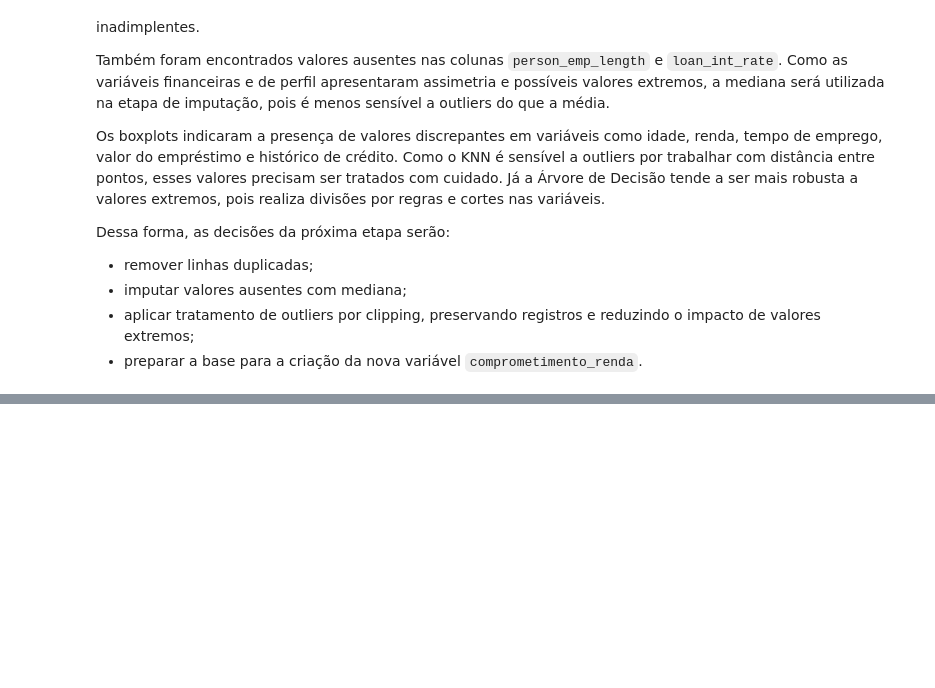
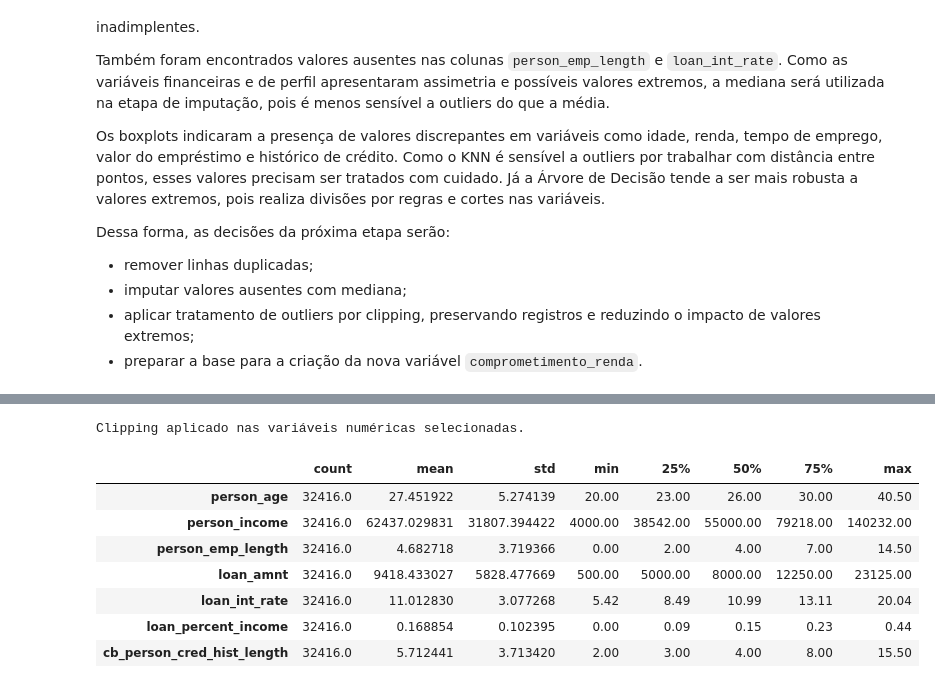
Before and after one commit to MarcioLuizBR/projeto-risco-credito-machine-learning, a Jupyter notebook: notebooks/pipeline_risco_credito.ipynb, the cells around one changed output, grey strips where cells are left out. Cells and saved outputs as stored; diff of their text form; code cells hidden in the pictures; blank space fills up the shorter version.

Commit message:
feat: adiciona tratamento de duplicadas nulos e outliers
Remove linhas duplicadas, aplica imputação por mediana nos valores nulos e trata outliers com clipping pelo método IQR.

```diff
--- a/notebooks/pipeline_risco_credito.ipynb
+++ b/notebooks/pipeline_risco_credito.ipynb
@@ -448,0 +481,9 @@ Dessa forma, as decisões da próxima etapa serão:
+# %%
+# Removendo linhas duplicadas
+
+df_tratado = df_tratado.drop_duplicates().reset_index(drop=True)
+
+duplicadas_depois = df_tratado.duplicated().sum()
+
+print(f"Quantidade de linhas duplicadas depois do tratamento: {duplicadas_depois}")
+print(f"Novo tamanho da base: {df_tratado.shape}")
@@ -448,0 +535,9 @@ Dessa forma, as decisões da próxima etapa serão:
+# %%
+# Imputando valores nulos com a mediana
+# A mediana foi escolhida por ser mais robusta a distribuições assimétricas e valores extremos.
+
+for coluna in colunas_com_nulos:
+    mediana = df_tratado[coluna].median()
+    df_tratado[coluna] = df_tratado[coluna].fillna(mediana)
+
+    print(f"Coluna {coluna}: nulos preenchidos com a mediana = {mediana}")
@@ -448,0 +625,38 @@ Dessa forma, as decisões da próxima etapa serão:
+# %%
+# Aplicando clipping nos outliers
+# O objetivo é reduzir o impacto de valores extremos sem excluir registros da base.
+
+limites_outliers = {}
+
+for coluna in colunas_numericas_outliers:
+    limite_inferior, limite_superior, _, _ = calcular_outliers_iqr(
+        df_tratado,
+        coluna
+    )
+
+    limites_outliers[coluna] = {
+        "limite_inferior": limite_inferior,
+        "limite_superior": limite_superior
+    }
+
+    df_tratado[coluna] = df_tratado[coluna].clip(
+        lower=limite_inferior,
+        upper=limite_superior
+    )
+
+print("Clipping aplicado nas variáveis numéricas selecionadas.")
+# %% [output]
+Clipping aplicado nas variáveis numéricas selecionadas.
+# %%
+# Conferindo estatísticas após o tratamento de outliers
+
+df_tratado[colunas_numericas_outliers].describe().T
+# %% [output]
+|  | count | mean | std | min | 25% | 50% | 75% | max |
+| person_age | 32416.0 | 27.451922 | 5.274139 | 20.00 | 23.00 | 26.00 | 30.00 | 40.50 |
+| person_income | 32416.0 | 62437.029831 | 31807.394422 | 4000.00 | 38542.00 | 55000.00 | 79218.00 | 140232.00 |
+| person_emp_length | 32416.0 | 4.682718 | 3.719366 | 0.00 | 2.00 | 4.00 | 7.00 | 14.50 |
+| loan_amnt | 32416.0 | 9418.433027 | 5828.477669 | 500.00 | 5000.00 | 8000.00 | 12250.00 | 23125.00 |
+| loan_int_rate | 32416.0 | 11.012830 | 3.077268 | 5.42 | 8.49 | 10.99 | 13.11 | 20.04 |
+| loan_percent_income | 32416.0 | 0.168854 | 0.102395 | 0.00 | 0.09 | 0.15 | 0.23 | 0.44 |
+| cb_person_cred_hist_length | 32416.0 | 5.712441 | 3.713420 | 2.00 | 3.00 | 4.00 | 8.00 | 15.50 |
```
Also changed, not shown: parts of 13 cells of this notebook.
